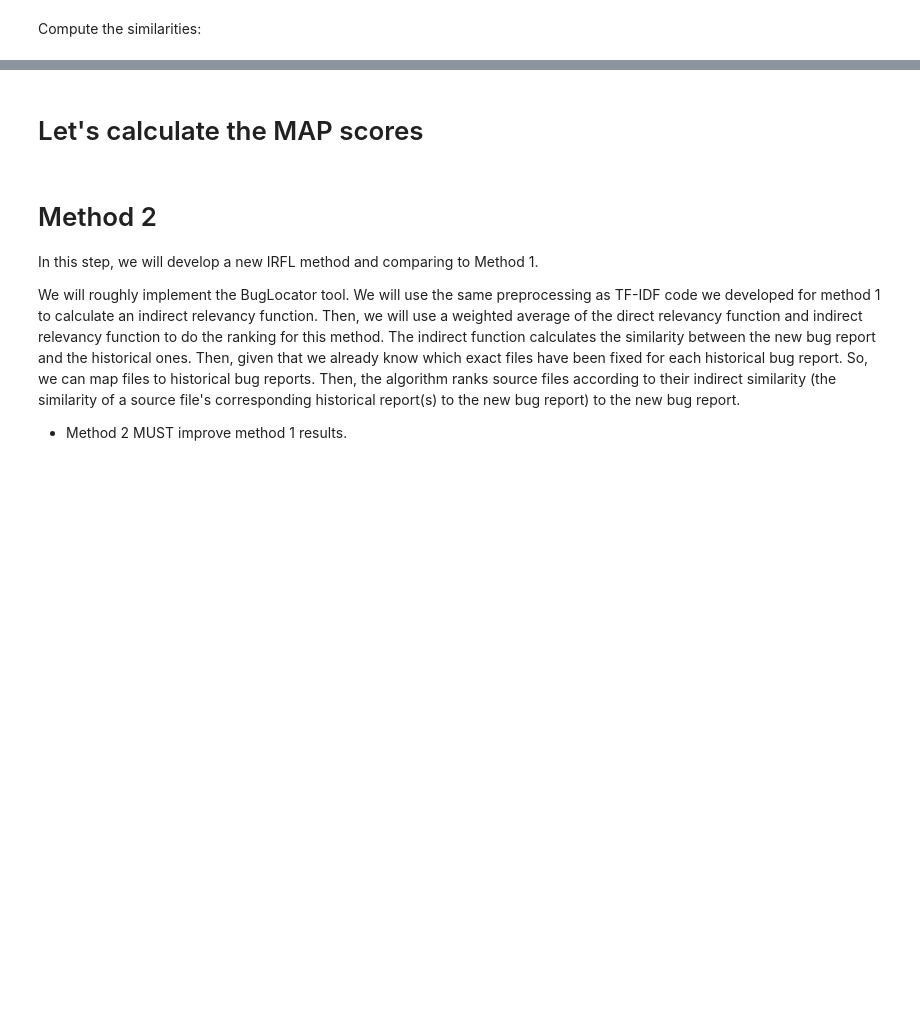
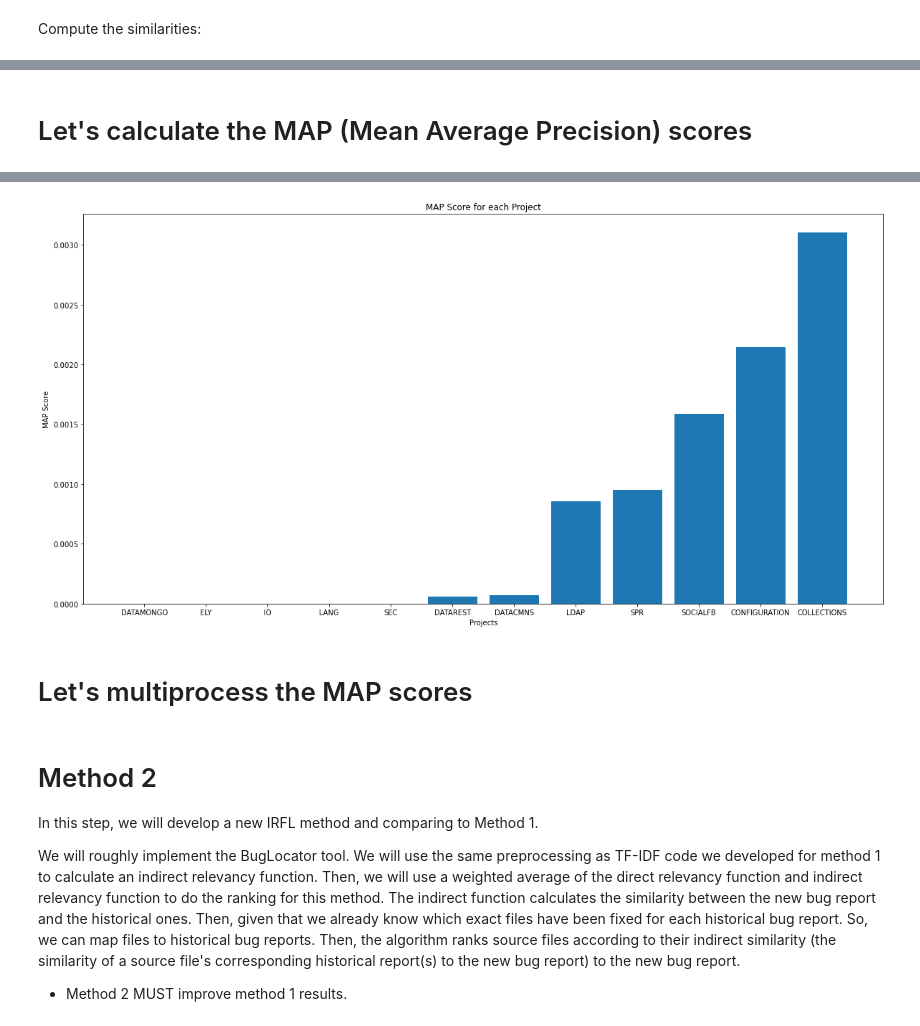
Before and after one commit to Tijunel/ENSF544-FINAL, a Jupyter notebook: Preprocessing.ipynb, the cells around one changed output, grey strips where cells are left out. Saved outputs shown, nothing was run; the diff lists cells and outputs as text; code cells hidden in the pictures; blank space fills up the shorter version.

```diff
--- a/Preprocessing.ipynb
+++ b/Preprocessing.ipynb
@@ -504,0 +502,67 @@ def calculate_adjusted_project_MRRs(bug_reports):
+# %% [markdown]
+# Let's calculate the MAP (Mean Average Precision) scores
+# %%
+def calculate_average_precision(bug_report):
+  fixed_files = bug_report['fix']
+  similarities = bug_report['similarities']
+  average_precision = []
+
+  # Precompute some queries
+  fixed_file_indices = []
+  for fix in fixed_files:
+    for i in range(len(similarities)):
+      if fix in similarities[i][0] or fix == similarities[i][0]:
+        fixed_file_indices.append(i)
+
+  for j in range(len(similarities)):
+    if j + 1 == len(similarities):
+      break
+
+    # Calculate P(j)
+    number_of_positive_instances_in_top_j = 0
+    for index in fixed_file_indices:
+      if index <= j:
+        number_of_positive_instances_in_top_j += 1
+    p_j = number_of_positive_instances_in_top_j / (j + 1)
+
+    # Calculate pos(j)
+    pos_j = 0
+    document_j = similarities[j]
+    for file in fixed_files:
+      if file in document_j[0] or file == document_j[0]:
+        pos_j = 1
+
+    average_precision.append((p_j * pos_j) / len(fixed_files))
+
+  return sum(average_precision)
+
+def calculate_adjusted_project_MAP_scores(bug_reports):
+  # Calculate the average precision for each bug report
+  for row, bug_report in bug_reports.iterrows():
+    score = calculate_average_precision(bug_report)
+    bug_reports.at[row, 'average_precision'] = score
+
+  # Group the project bugs, and compute the net MAP per project
+  project_bug_reports = [group for _, group in bug_reports.groupby('project')]
+  project_scores = defaultdict(str)
+  projects = bug_reports['project'].unique()
+  for project in projects:
+    project_scores[project] = 0
+  for project_bug_report in project_bug_reports:
+    print(project_bug_report['project'][0])
+    print("The MAP score for project " + project_bug_report['project'][0] + " is: ", end="")
+    score = sum(project_bug_report['average_precision'])/len(project_bug_report['average_precision'])
+    project_scores[project_bug_report['project'][0]] = score
+    print(score)
+
+  # Create the plot
+  project_scores = dict(sorted(project_scores.items(), key=lambda item: item[1]))
+  plt.figure(figsize=(20, 10))
+  plt.bar(range(len(project_scores)), list(project_scores.values()), tick_label=list(project_scores.keys()))
+  plt.xlabel('Projects')
+  plt.ylabel('MAP Score')
+  plt.title('MAP Score for each Project')
+  plt.show()
+
+calculate_adjusted_project_MAP_scores(bug_reports)
+# %% [output]
@@ -505,2 +586,3 @@ def calculate_adjusted_project_MRRs(bug_reports):
+[figure, added]
 # %% [markdown]
-# Let's calculate the MAP scores
+# Let's multiprocess the MAP scores
```
Also changed, not shown: parts of 6 cells of this notebook.
